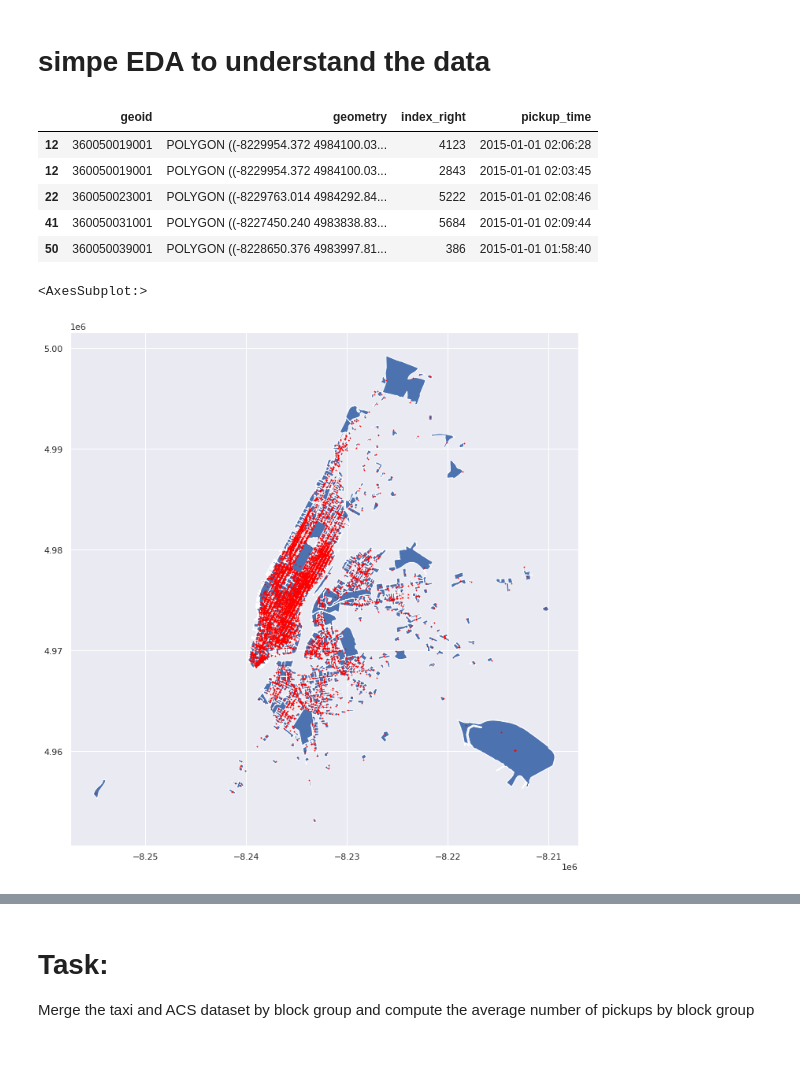
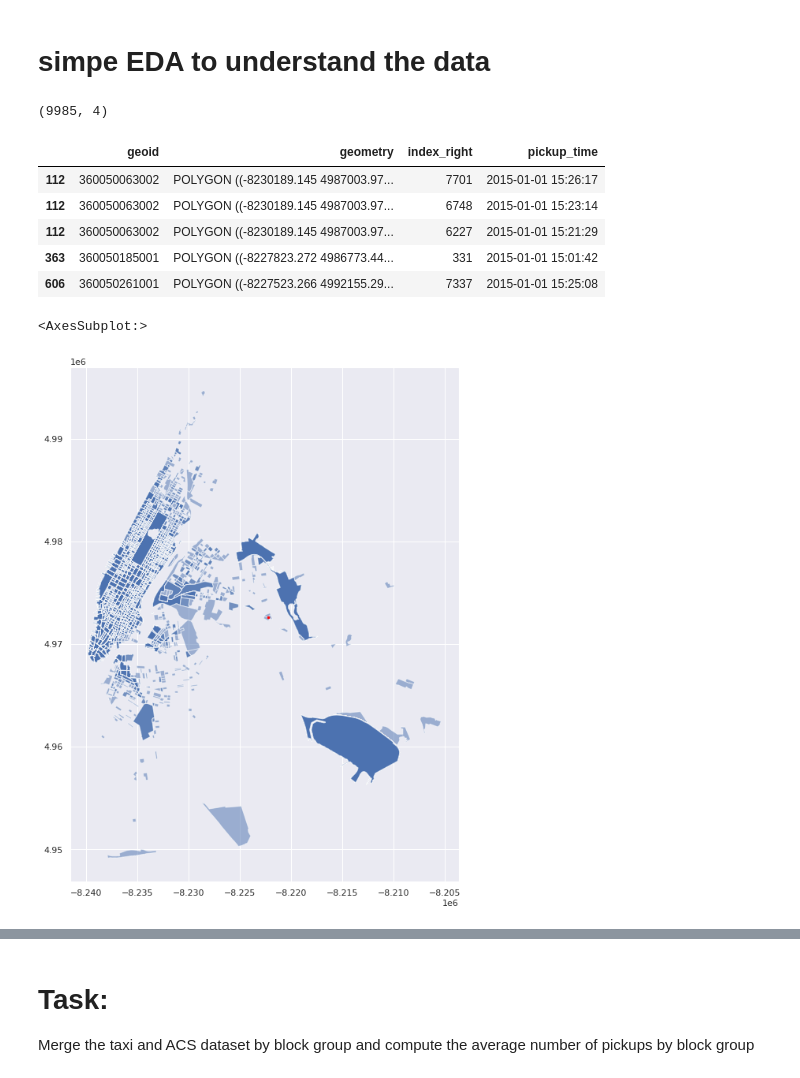
Before and after one commit to soyhyoj/CARTO-JuniorDSTest, a Jupyter notebook: notebooks/3.EDA.ipynb, the cells around one changed output, grey strips where cells are left out. Drawn from its saved outputs; the diff is of its cells as text; code cells hidden in the pictures.

```diff
--- a/notebooks/3.EDA.ipynb
+++ b/notebooks/3.EDA.ipynb
@@ -153,22 +138,44 @@ plt.show()
 # %% [markdown]
 # simpe EDA to understand the data
+# %%
+# Let's build spatial index for pickup points
+pickup_jan_sindex = pickup_jan.sindex
 # %%
 # Spatial join
-pickup_blocks = gpd.sjoin(census, pickups_within_blocks, how='inner', op='intersects')
+pickup_blocks = gpd.sjoin(census, pickup_jan, how='inner', op='intersects')
+print(pickup_blocks.shape)
 pickup_blocks.head()
 # %% [output]
+(9985, 4)
 |  | geoid | geometry | index_right | pickup_time |
-| 12 | 360050019001 | POLYGON ((-8229954.372 4984100.03... | 4123 | 2015-01-01 02:06:28 |
-| 12 | 360050019001 | POLYGON ((-8229954.372 4984100.03... | 2843 | 2015-01-01 02:03:45 |
-| 22 | 360050023001 | POLYGON ((-8229763.014 4984292.84... | 5222 | 2015-01-01 02:08:46 |
-| 41 | 360050031001 | POLYGON ((-8227450.240 4983838.83... | 5684 | 2015-01-01 02:09:44 |
-| 50 | 360050039001 | POLYGON ((-8228650.376 4983997.81... | 386 | 2015-01-01 01:58:40 |
+| 112 | 360050063002 | POLYGON ((-8230189.145 4987003.97... | 7701 | 2015-01-01 15:26:17 |
+| 112 | 360050063002 | POLYGON ((-8230189.145 4987003.97... | 6748 | 2015-01-01 15:23:14 |
+| 112 | 360050063002 | POLYGON ((-8230189.145 4987003.97... | 6227 | 2015-01-01 15:21:29 |
+| 363 | 360050185001 | POLYGON ((-8227823.272 4986773.44... | 331 | 2015-01-01 15:01:42 |
+| 606 | 360050261001 | POLYGON ((-8227523.266 4992155.29... | 7337 | 2015-01-01 15:25:08 |
+# %%
+# Get the indices of the Points that are likely to be inside the bounding box
+def get_points_within_blocks(block_df):
+    matched_idx = []
+    for block in block_df.itertuples():
+        bounds = block.geometry.bounds
+        points_idx = list(pickup_jan_sindex.intersection(bounds))
+        matched_idx += points_idx
+
+        # Get unique candidates
+        unique_idx_matches = list(set(matched_idx))
+        matches = pickup_jan.iloc[unique_idx_matches]
+
+        # Conduct the actual intersect
+        result = matches.loc[matches.intersects(pickup_blocks.unary_union)]
+    return result
+# %%
+points_within_box = get_points_within_blocks(pickup_blocks[:5])
+points_within_box
 # %%
-# Plot the new dataframe
-ax = pickup_blocks.plot(figsize=(12,12))
-
-# pickup points within blocks (red points)
-pickups_within_blocks.plot(ax=ax, color='red', markersize=.6)
+# Visualize
+ax = pickup_blocks.plot(figsize=(12,12), alpha=0.5)
+points_within_box.plot(ax=ax, color='red', markersize=6)
 # %% [output]
 <AxesSubplot:>
-[figure, old version]
+[figure, new version]
```
Also changed, not shown: parts of 8 cells of this notebook.
